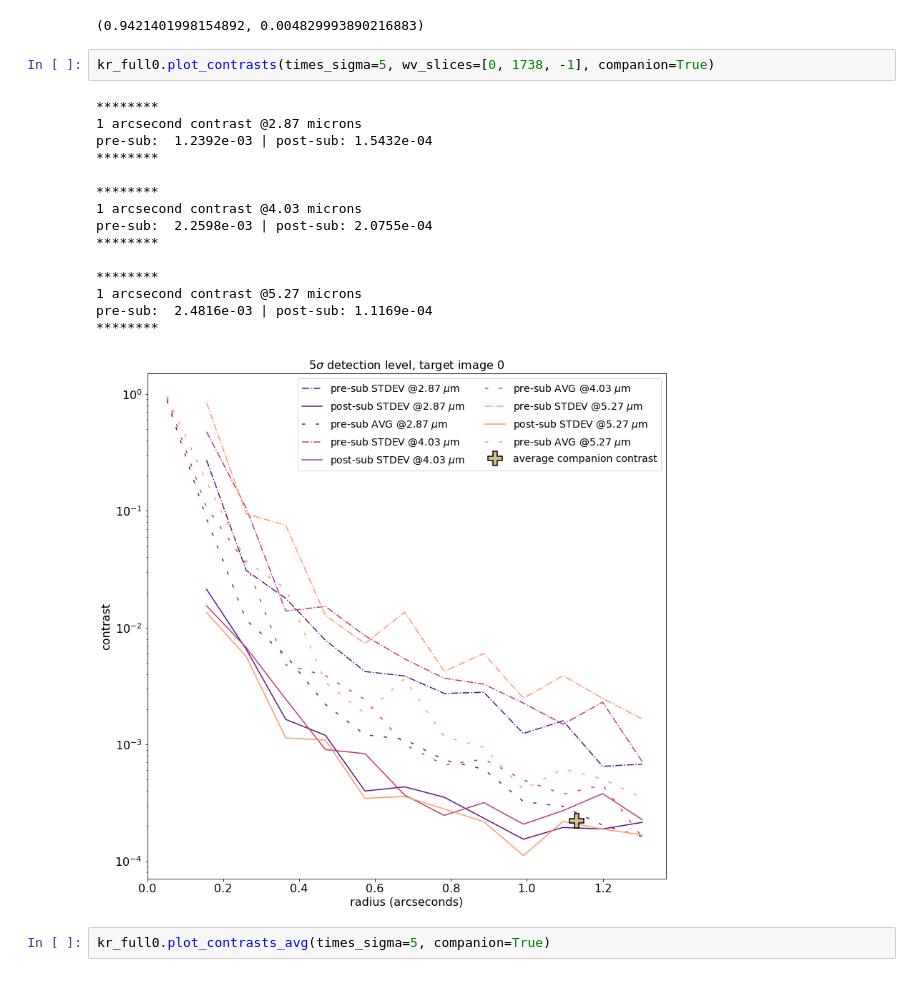
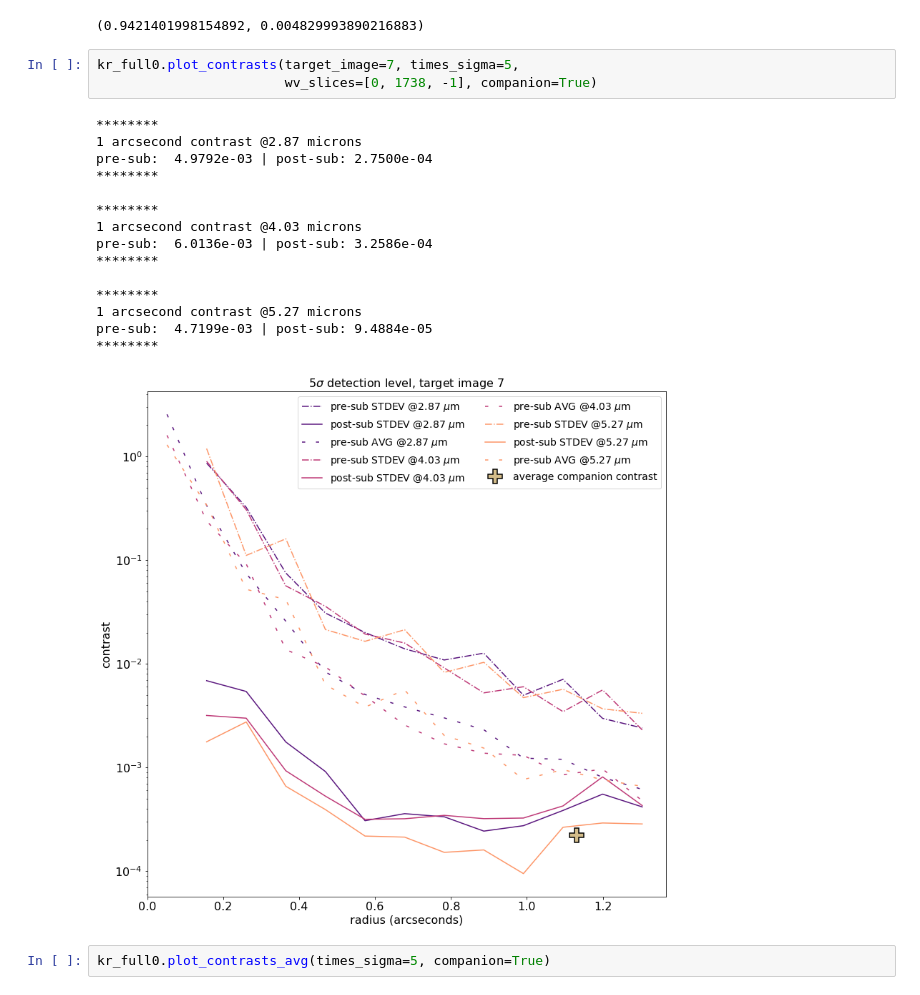
Before and after one commit to ojustino/subtract_psf, a Jupyter notebook: notebooks/inject_kappa_and.ipynb, the cells around one changed output. Saved outputs shown, nothing was run; the diff lists cells and outputs as text.

```diff
--- a/notebooks/inject_kappa_and.ipynb
+++ b/notebooks/inject_kappa_and.ipynb
@@ -290,23 +290,24 @@ total intensity post-subtract: 4.8300e-03
 [figure]
 (0.9421401998154892, 0.004829993890216883)
 # %%
-kr_full0.plot_contrasts(times_sigma=5, wv_slices=[0, 1738, -1], companion=True)
+kr_full0.plot_contrasts(target_image=7, times_sigma=5,
+                        wv_slices=[0, 1738, -1], companion=True)
 # %% [output]
 ********
 1 arcsecond contrast @2.87 microns
-pre-sub:  1.2392e-03 | post-sub: 1.5432e-04
+pre-sub:  4.9792e-03 | post-sub: 2.7500e-04
 ********
 
 ********
 1 arcsecond contrast @4.03 microns
-pre-sub:  2.2598e-03 | post-sub: 2.0755e-04
+pre-sub:  6.0136e-03 | post-sub: 3.2586e-04
 ********
 
 ********
 1 arcsecond contrast @5.27 microns
-pre-sub:  2.4816e-03 | post-sub: 1.1169e-04
+pre-sub:  4.7199e-03 | post-sub: 9.4884e-05
 ********
-[figure, old version]
+[figure, new version]
 # %%
 kr_full0.plot_contrasts_avg(times_sigma=5, companion=True)
 # %% [output]
```
Also changed, not shown: parts of 9 cells of this notebook, 4 other files.
